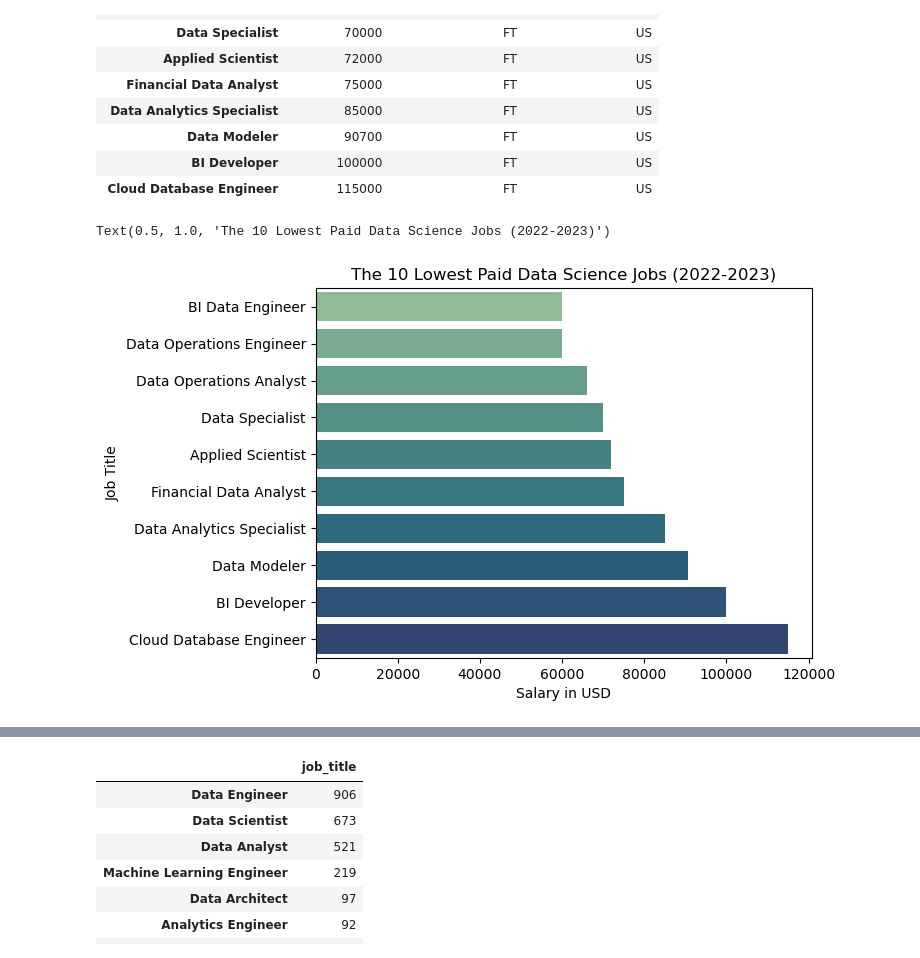
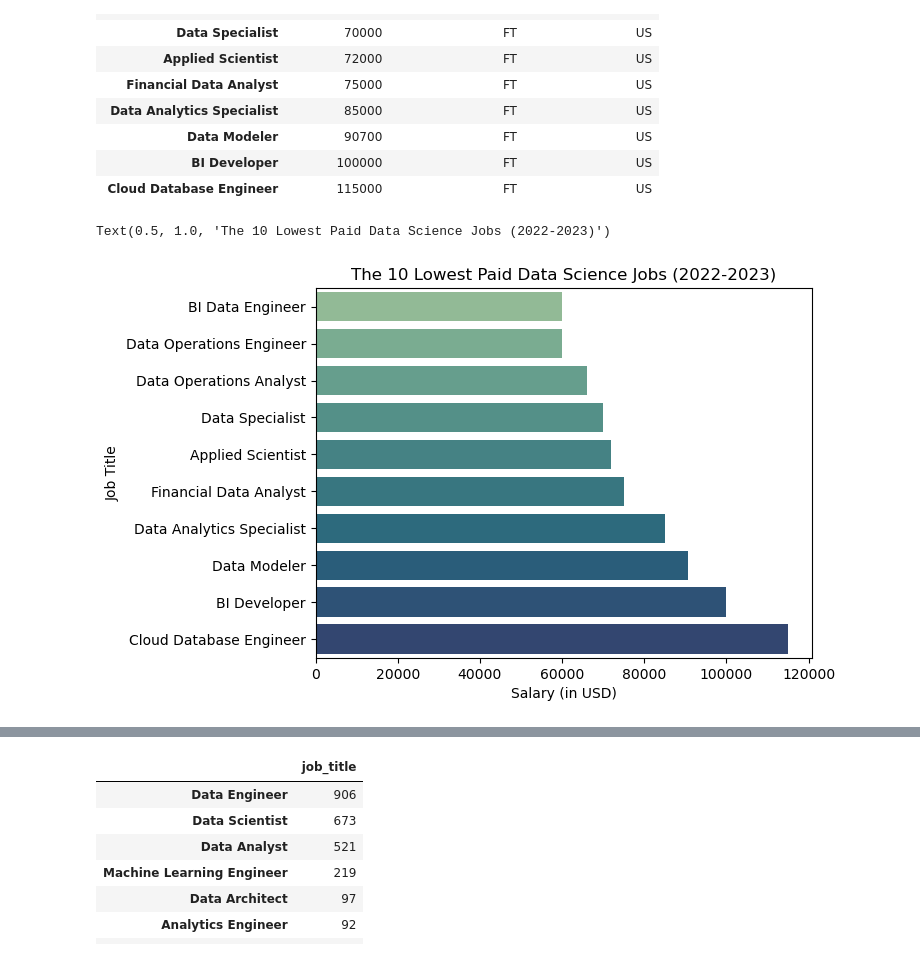
Before and after one commit to joshlynj/ds_salaries, a Jupyter notebook: notebooks/eda.ipynb, the cells around one changed output, grey strips where cells are left out. Cells and saved outputs as stored; diff of their text form; code cells hidden in the pictures.

```diff
--- a/notebooks/eda.ipynb
+++ b/notebooks/eda.ipynb
@@ -226,13 +226,13 @@ lowest_pay_top
 # %%
 fig, ax = plt.subplots()
 sns.barplot(y = lowest_pay_top.index, x = lowest_pay_top.salary_in_usd, orient="h", palette="crest")
 #ax.set_xlim(100000, 460000)
-plt.xlabel('Salary in USD')
+plt.xlabel('Salary (in USD)')
 plt.ylabel('Job Title')
 plt.title('The 10 Lowest Paid Data Science Jobs (2022-2023)')
 # %% [output]
 Text(0.5, 1.0, 'The 10 Lowest Paid Data Science Jobs (2022-2023)')
-[figure, old version]
+[figure, new version]
 # %%
 ds_df
 ft_only_df = ds_df.drop(ds_df[ds_df['employment_type'] != "FT"].index)
```
Also changed, not shown: parts of 2 cells of this notebook.
